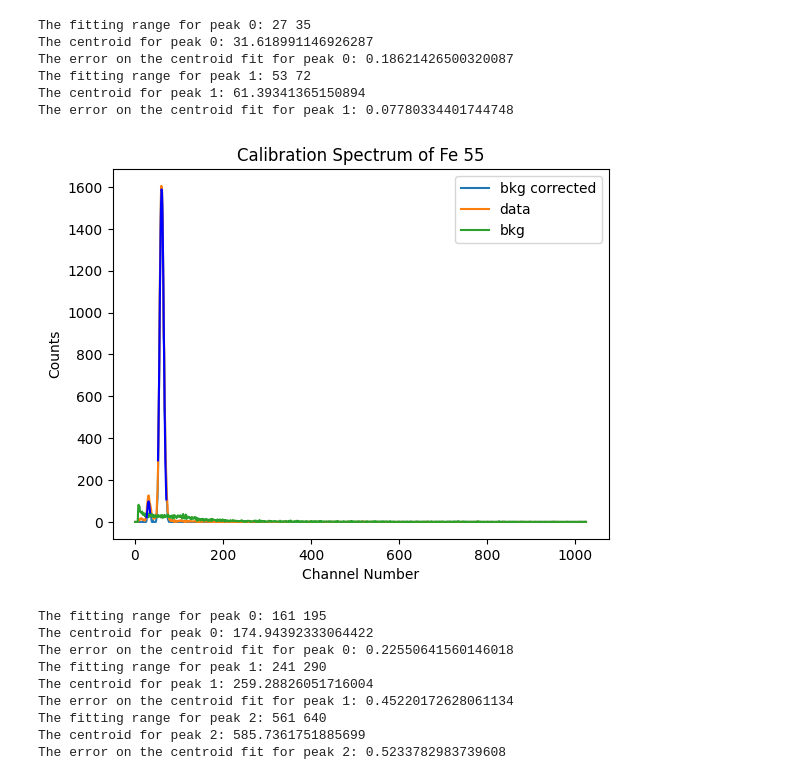
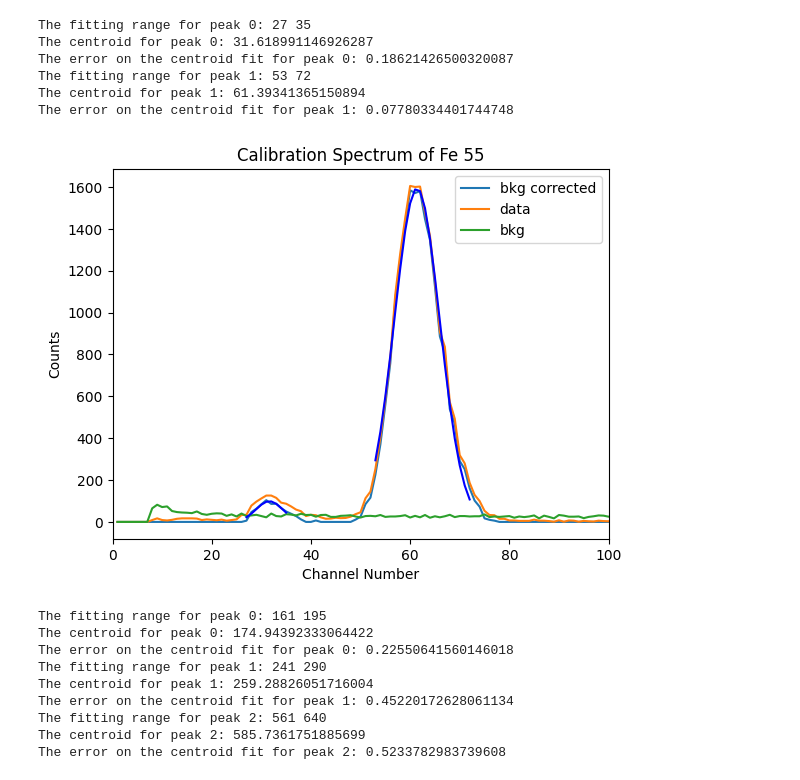
Before and after one commit to Shounak2512/Proportional-counter, a Jupyter notebook: Energy_calibration.ipynb, the cells around one changed output. Saved outputs shown, nothing was run; the diff lists cells and outputs as text; code cells hidden in the pictures.

```diff
--- a/Energy_calibration.ipynb
+++ b/Energy_calibration.ipynb
@@ -72,26 +72,26 @@ E_spectrum_ba=bkg_corrector(bkg,raw_E_spectrum_ba)
 # %%
 fe_fitting_range=[[26,35],[52,72]]
 fe_p0=[[100,33,10],[1600,60,10]]
 fe_range_channnel,fit_fe_gauss,fe_centroid_list=graphfitter(fe_fitting_range,2,gaussian,channel_no,E_spectrum_fe,fe_p0)
 plt.plot(channel_no,E_spectrum_fe,label='bkg corrected')
 plt.plot(channel_no,raw_E_spectrum_fe,label='data')
 plt.plot(channel_no,bkg,label='bkg')
 # plt.plot(peak_positions,peak_pnts,'k.')
 plt.xlabel("Channel Number")
 plt.ylabel("Counts")
 plt.title("Calibration Spectrum of Fe 55")
 plt.legend()
-# plt.xlim(500,650)
+plt.xlim(0,100)
 for fitpeak in range(0,len(fe_fitting_range)):
     plt.plot(fe_range_channnel[fitpeak],fit_fe_gauss[fitpeak],color='blue')
 # %% [output]
 The fitting range for peak 0: 27 35
 The centroid for peak 0: 31.618991146926287
 The error on the centroid fit for peak 0: 0.18621426500320087
 The fitting range for peak 1: 53 72
 The centroid for peak 1: 61.39341365150894
 The error on the centroid fit for peak 1: 0.07780334401744748
-[figure, old version]
+[figure, new version]
 # %%
 
 am_fitting_range=[[160,195],[240,290],[560,640]]
```
Also changed, not shown: parts of 3 cells of this notebook, 4 other files.
